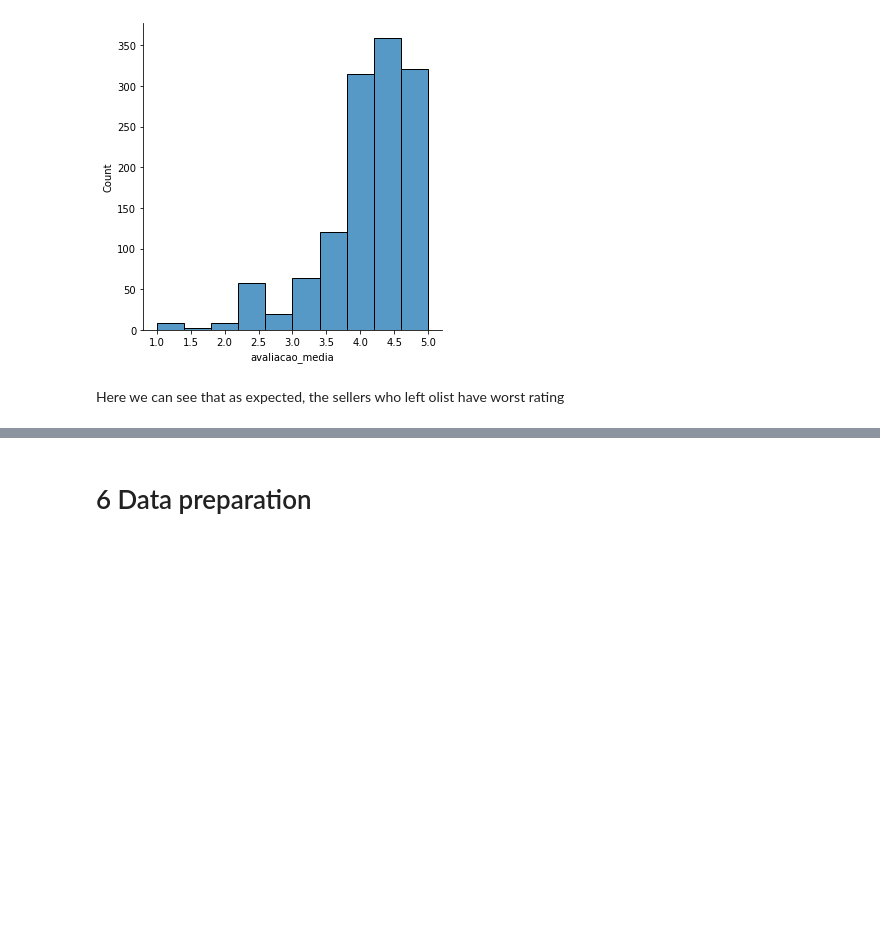
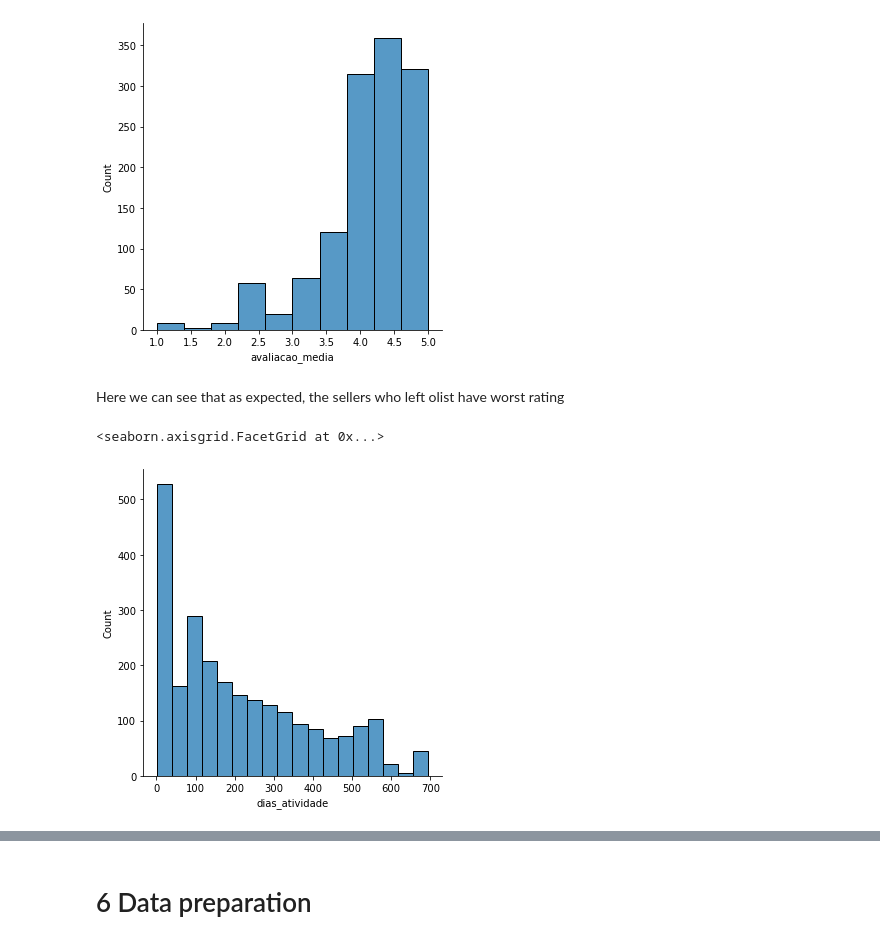
Before and after one commit to adenissegall/Olist-classification-project, a Jupyter notebook: Olist-sellers-project.ipynb, the cells around one changed output, grey strips where cells are left out. Drawn from its saved outputs; the diff is of its cells as text; code cells hidden in the pictures; blank space fills up the shorter version.

```diff
--- a/Olist-sellers-project.ipynb
+++ b/Olist-sellers-project.ipynb
@@ -244,3 +251,9 @@ sns.displot(not_left['avaliacao_media'], bins=10)
 [figure]
 # %% [markdown]
 Here we can see that as expected, the sellers who left olist have worst rating
+# %%
+#distribution of active days of the sellers (difference by the first sell date and the last)
+sns.displot(vendedores, x="dias_atividade")
+# %% [output]
+<seaborn.axisgrid.FacetGrid at 0x...>
+[figure, added]
```
Also changed, not shown: parts of 3 cells of this notebook.
